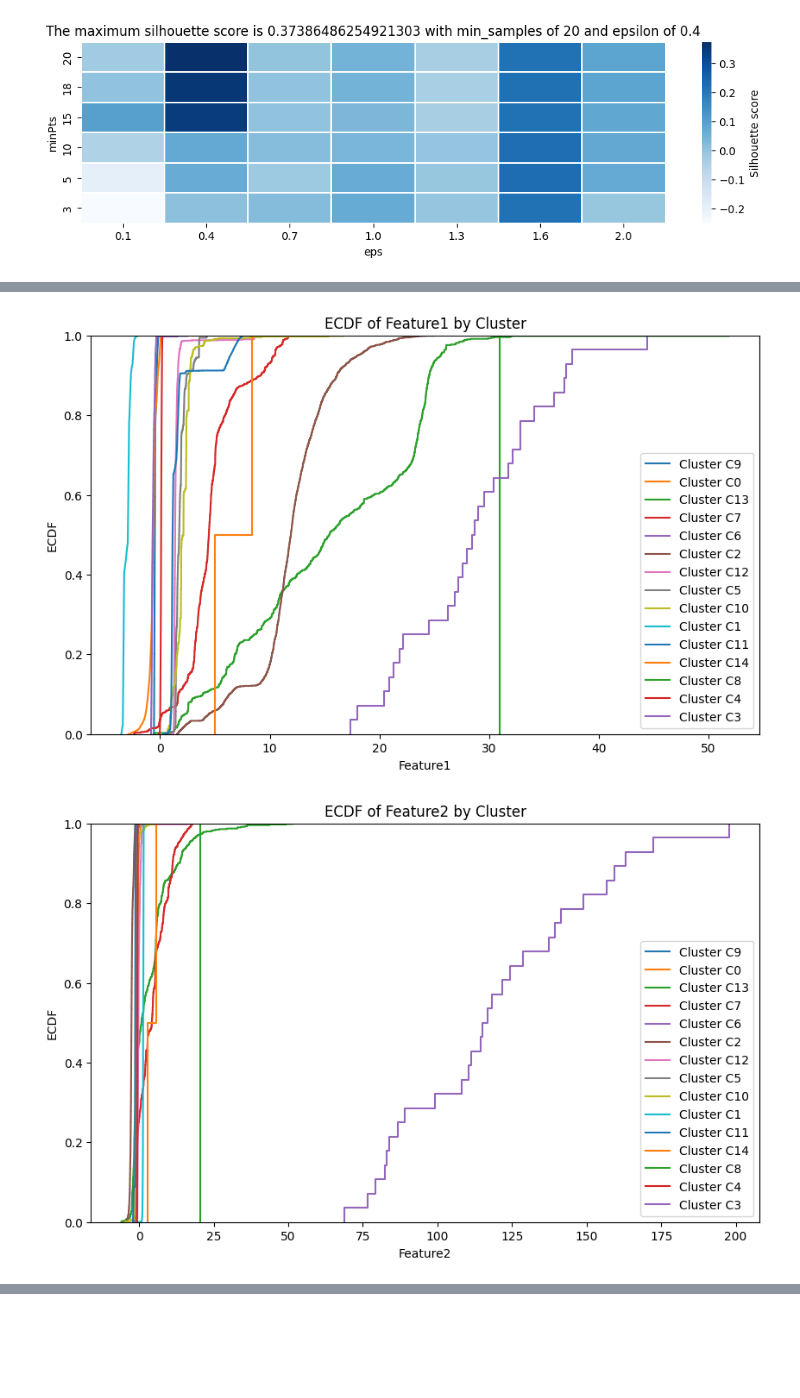
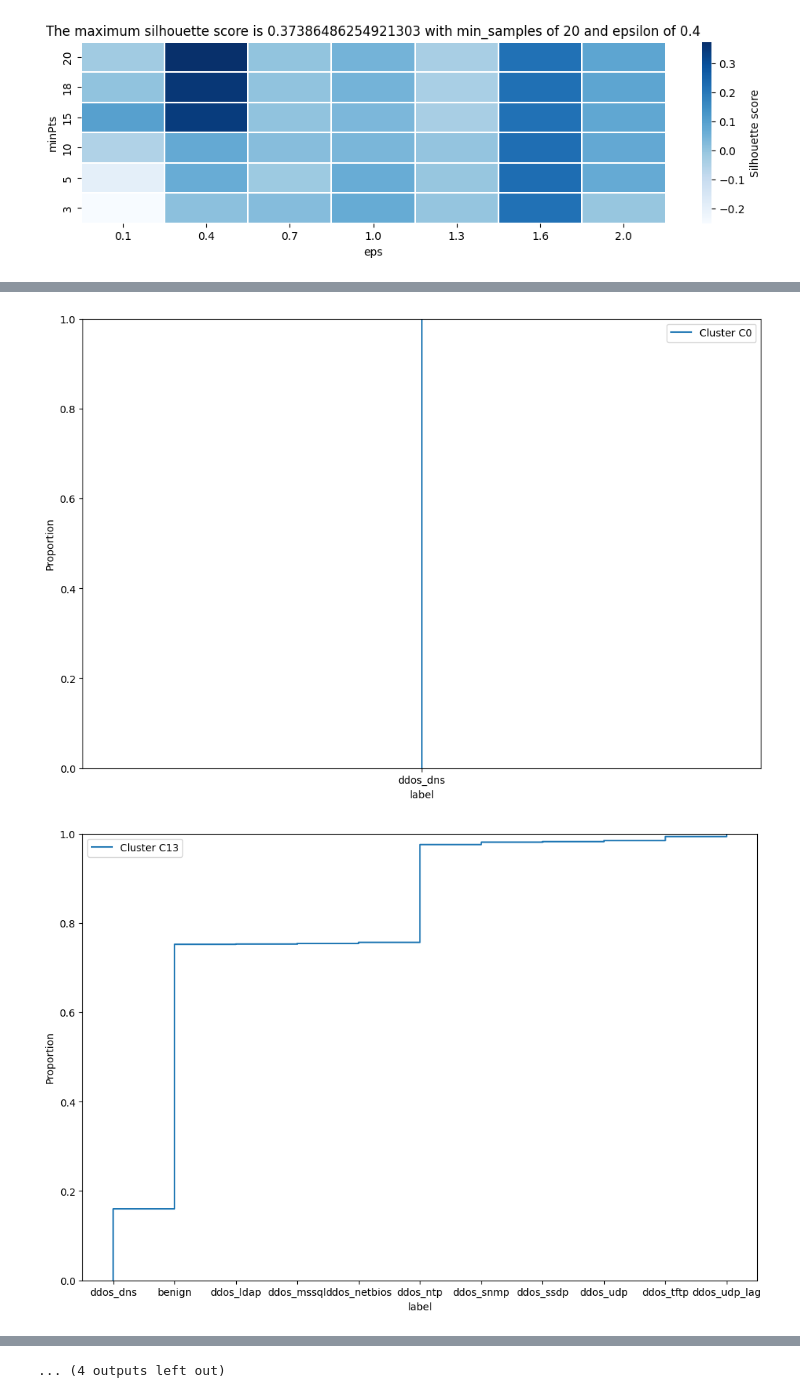
Before and after one commit to federicomirra01/DDoS_analysis_project, a Jupyter notebook: Section_3.ipynb, the cells around one changed output, grey strips where cells are left out. Saved outputs shown, nothing was run; the diff lists cells and outputs as text; code cells hidden in the pictures; blank space fills up the shorter version.

```diff
--- a/Section_3.ipynb
+++ b/Section_3.ipynb
@@ -273,3 +270,6 @@ mins_max_ss = 18
+# %%
+eps_max_ss = 0.4
+mins_max_ss = 20
 # %%
 n_samples, n_features = df.shape
 labels = []
@@ -294,0 +311,3 @@ Text(0.5, 1.0, 'DBSCAN with eps = 2 and min_samples = 18')
+# %%
+cluster_df['flow'] = df['label']
+cluster_df
@@ -295,20 +328,16 @@ Text(0.5, 1.0, 'DBSCAN with eps = 2 and min_samples = 18')
 # %%
 data = pd.DataFrame({
-    'Feature1': cluster_df[0],
-    'Feature2': cluster_df[1],
-    'Cluster': cluster_df['cid_dbscan']
+    'label': cluster_df['flow'],
+    'Cluster': cluster_df['cid_KM']
 })
 
 # Plot ECDFs for each feature within each cluster
-for feature in ['Feature1', 'Feature2']:
-    plt.figure(figsize=(10, 6))
-    for cluster in data['Cluster'].unique():
-        subset = data[data['Cluster'] == cluster]
-        ecdf = sns.ecdfplot(subset[feature], label=f'Cluster {cluster}')
 
-    plt.title(f'ECDF of {feature} by Cluster')
-    plt.xlabel(feature)
-    plt.ylabel('ECDF')
+for cluster in data['Cluster'].unique():
+    plt.figure(figsize=(12, 8))
+    subset = data[data['Cluster'] == cluster]
+    ecdf = sns.ecdfplot(subset['label'], label=f'Cluster {cluster}')
+
     plt.legend()
-    plt.show()
+plt.show()
 # %% [output]
@@ -317,22 +356,15 @@ for feature in ['Feature1', 'Feature2']:
 # %%
 data = pd.DataFrame({
-    'Feature1': cluster_df[0],
-    'Feature2': cluster_df[1],
+    'label': cluster_df['flow'],
     'Cluster': cluster_df['cid_gmm']
 })
 
-# Plot ECDFs for each feature within each cluster
-for feature in ['Feature1', 'Feature2']:
-    plt.figure(figsize=(10, 6))
-    for cluster in data['Cluster'].unique():
-        subset = data[data['Cluster'] == cluster]
-        ecdf = sns.ecdfplot(subset[feature], label=f'Cluster {cluster}')
-
-    plt.title(f'ECDF of {feature} by Cluster')
-    plt.xlabel(feature)
-    plt.ylabel('ECDF')
+for cluster in data['Cluster'].unique():
+    plt.figure(figsize=(12, 8))
+    subset = data[data['Cluster'] == cluster]
+    ecdf = sns.ecdfplot(subset['label'], label=f'Cluster {cluster}')
     plt.legend()
-    plt.show()
+plt.show()
 # %% [output]
-[figure, old version]
+[figure, new version]
-[figure, old version]
+[figure, new version]
@@ -339,3 +381,4 @@ for feature in ['Feature1', 'Feature2']:
+... (4 outputs left out)
 # %%
 cluster_df[2] = X[:,2]
 # %%
```
Also changed, not shown: parts of 14 cells of this notebook, 3 other files.
